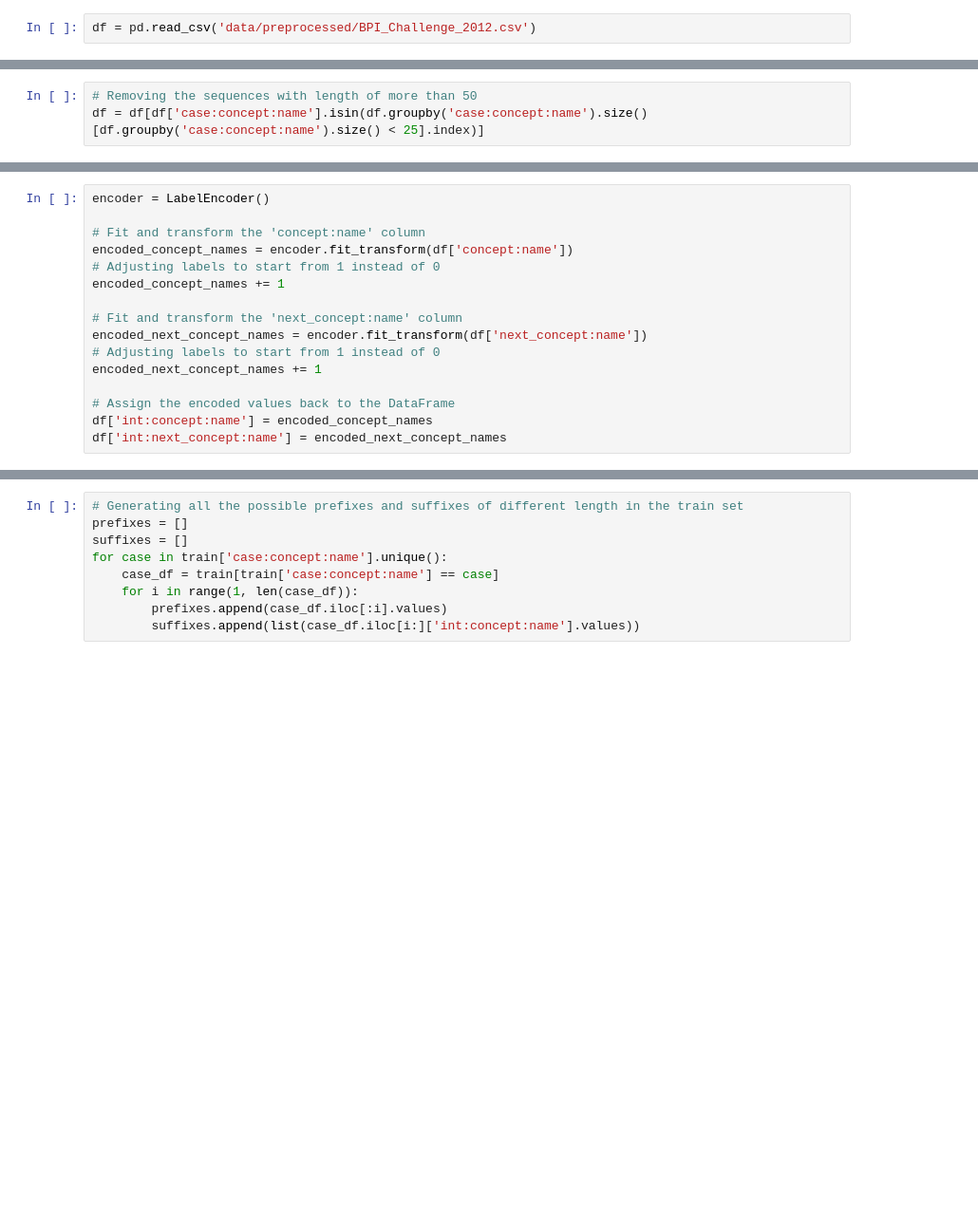
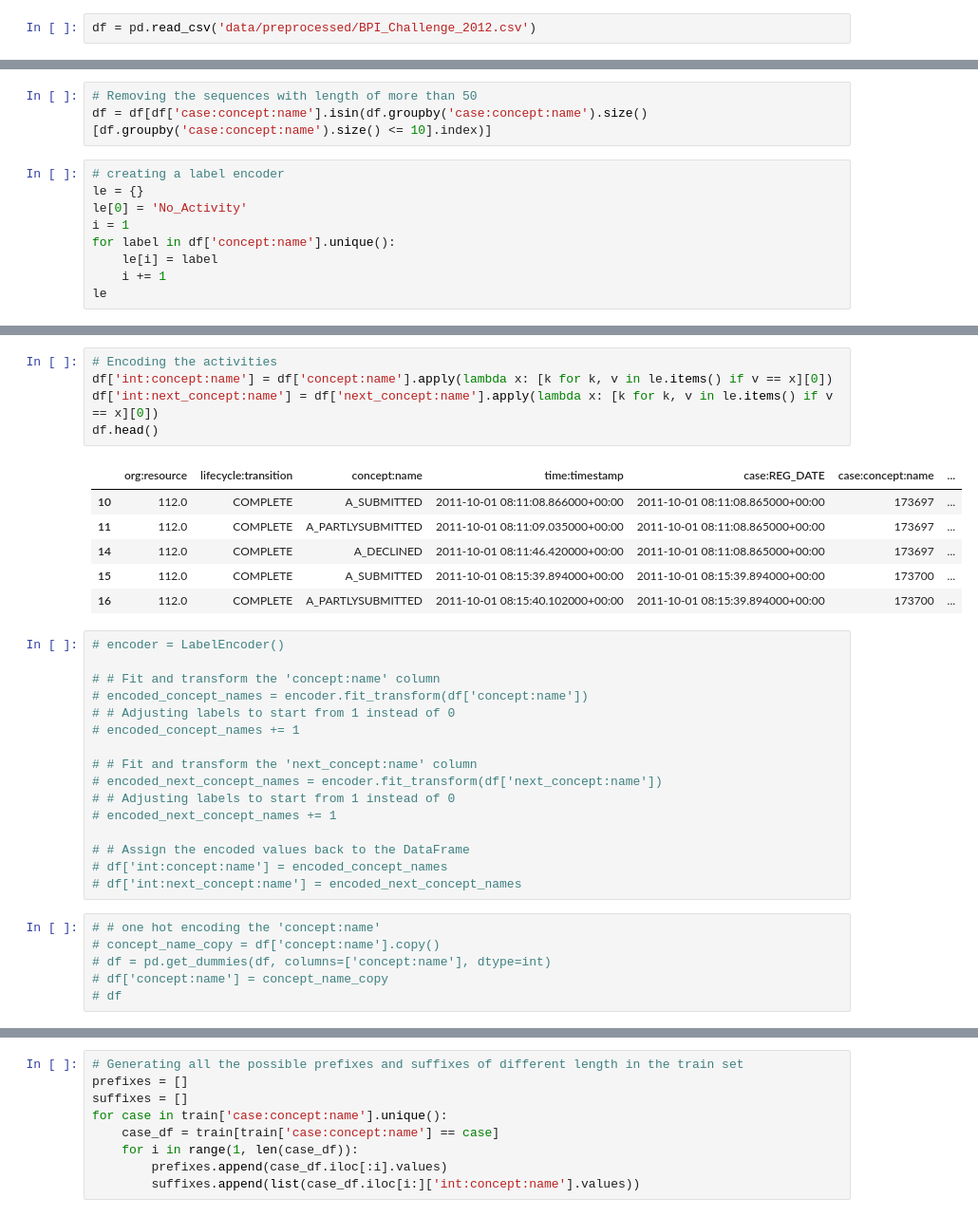
Before and after one commit to BrendGroen/2IOI0-Group-22, a Jupyter notebook: lsdm.ipynb, the cells around one changed output, grey strips where cells are left out. Shown at 95% size. Saved outputs shown, nothing was run; the diff lists cells and outputs as text; blank space fills up the shorter version.

```diff
--- a/lsdm.ipynb
+++ b/lsdm.ipynb
@@ -17,3 +69,12 @@ df = pd.read_csv('data/preprocessed/BPI_Challenge_2012.csv')
 # %%
 # Removing the sequences with length of more than 50
-df = df[df['case:concept:name'].isin(df.groupby('case:concept:name').size()[df.groupby('case:concept:name').size() < 25].index)]
+df = df[df['case:concept:name'].isin(df.groupby('case:concept:name').size()[df.groupby('case:concept:name').size() <= 10].index)]
+# %%
+# creating a label encoder
+le = {}
+le[0] = 'No_Activity'
+i = 1
+for label in df['concept:name'].unique():
+    le[i] = label
+    i += 1
+le
@@ -20,19 +92,37 @@ df = df[df['case:concept:name'].isin(df.groupby('case:concept:name').size()[df.g
+# %%
+# Encoding the activities
+df['int:concept:name'] = df['concept:name'].apply(lambda x: [k for k, v in le.items() if v == x][0])
+df['int:next_concept:name'] = df['next_concept:name'].apply(lambda x: [k for k, v in le.items() if v == x][0])
+df.head()
+# %% [output]
+|  | org:resource | lifecycle:transition | concept:name | time:timestamp | case:REG_DATE | case:concept:name | ... |
+| 10 | 112.0 | COMPLETE | A_SUBMITTED | 2011-10-01 08:11:08.866000+00:00 | 2011-10-01 08:11:08.865000+00:00 | 173697 | ... |
+| 11 | 112.0 | COMPLETE | A_PARTLYSUBMITTED | 2011-10-01 08:11:09.035000+00:00 | 2011-10-01 08:11:08.865000+00:00 | 173697 | ... |
+| 14 | 112.0 | COMPLETE | A_DECLINED | 2011-10-01 08:11:46.420000+00:00 | 2011-10-01 08:11:08.865000+00:00 | 173697 | ... |
+| 15 | 112.0 | COMPLETE | A_SUBMITTED | 2011-10-01 08:15:39.894000+00:00 | 2011-10-01 08:15:39.894000+00:00 | 173700 | ... |
+| 16 | 112.0 | COMPLETE | A_PARTLYSUBMITTED | 2011-10-01 08:15:40.102000+00:00 | 2011-10-01 08:15:39.894000+00:00 | 173700 | ... |
 # %%
-encoder = LabelEncoder()
+# encoder = LabelEncoder()
 
-# Fit and transform the 'concept:name' column
-encoded_concept_names = encoder.fit_transform(df['concept:name'])
-# Adjusting labels to start from 1 instead of 0
-encoded_concept_names += 1
+# # Fit and transform the 'concept:name' column
+# encoded_concept_names = encoder.fit_transform(df['concept:name'])
+# # Adjusting labels to start from 1 instead of 0
+# encoded_concept_names += 1
 
-# Fit and transform the 'next_concept:name' column
-encoded_next_concept_names = encoder.fit_transform(df['next_concept:name'])
-# Adjusting labels to start from 1 instead of 0
-encoded_next_concept_names += 1
+# # Fit and transform the 'next_concept:name' column
+# encoded_next_concept_names = encoder.fit_transform(df['next_concept:name'])
+# # Adjusting labels to start from 1 instead of 0
+# encoded_next_concept_names += 1
 
-# Assign the encoded values back to the DataFrame
-df['int:concept:name'] = encoded_concept_names
-df['int:next_concept:name'] = encoded_next_concept_names
+# # Assign the encoded values back to the DataFrame
+# df['int:concept:name'] = encoded_concept_names
+# df['int:next_concept:name'] = encoded_next_concept_names
+# %%
+# # one hot encoding the 'concept:name'
+# concept_name_copy = df['concept:name'].copy()
+# df = pd.get_dummies(df, columns=['concept:name'], dtype=int)
+# df['concept:name'] = concept_name_copy
+# df
 # %%
 # one hot encode the 'life_cycle:transition' column
 df = pd.get_dummies(df, columns=['lifecycle:transition'])
```
Also changed, not shown: parts of 28 cells of this notebook.
